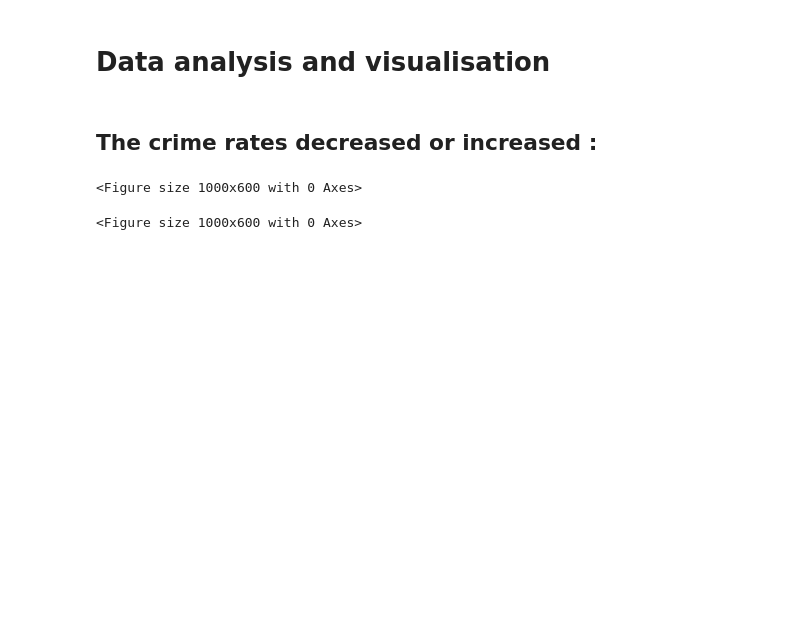
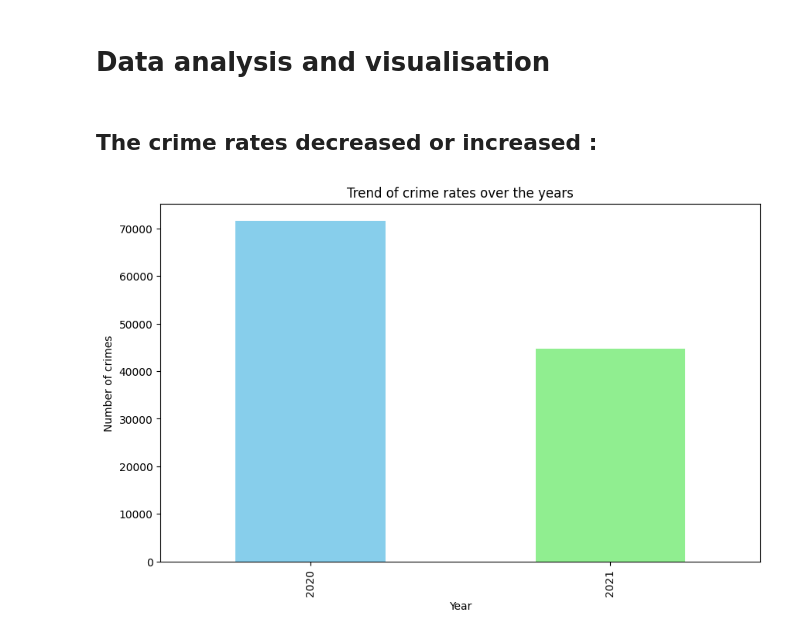
Before and after one commit to ImaneMdn/Los-Angeles-EDA, a Jupyter notebook: losangeles.ipynb, the cells around one changed output. Drawn from its saved outputs; the diff is of its cells as text; code cells hidden in the pictures; blank space fills up the shorter version.

```diff
--- a/losangeles.ipynb
+++ b/losangeles.ipynb
@@ -203,7 +203,11 @@ df
 # %%
 crime_counts_peryear = df.groupby('Year Rptd')['Crm Cd'].count()
 
 plt.figure(figsize=(10,6))
+crime_counts_peryear.plot(kind='bar',color=['skyblue', 'lightgreen'])
+plt.xlabel('Year')
+plt.ylabel('Number of crimes')
+plt.title('Trend of crime rates over the years')
+plt.show()
 # %% [output]
-<Figure size 1000x600 with 0 Axes>
-<Figure size 1000x600 with 0 Axes>
+[figure, added]
```
Also changed, not shown: parts of 6 cells of this notebook.
